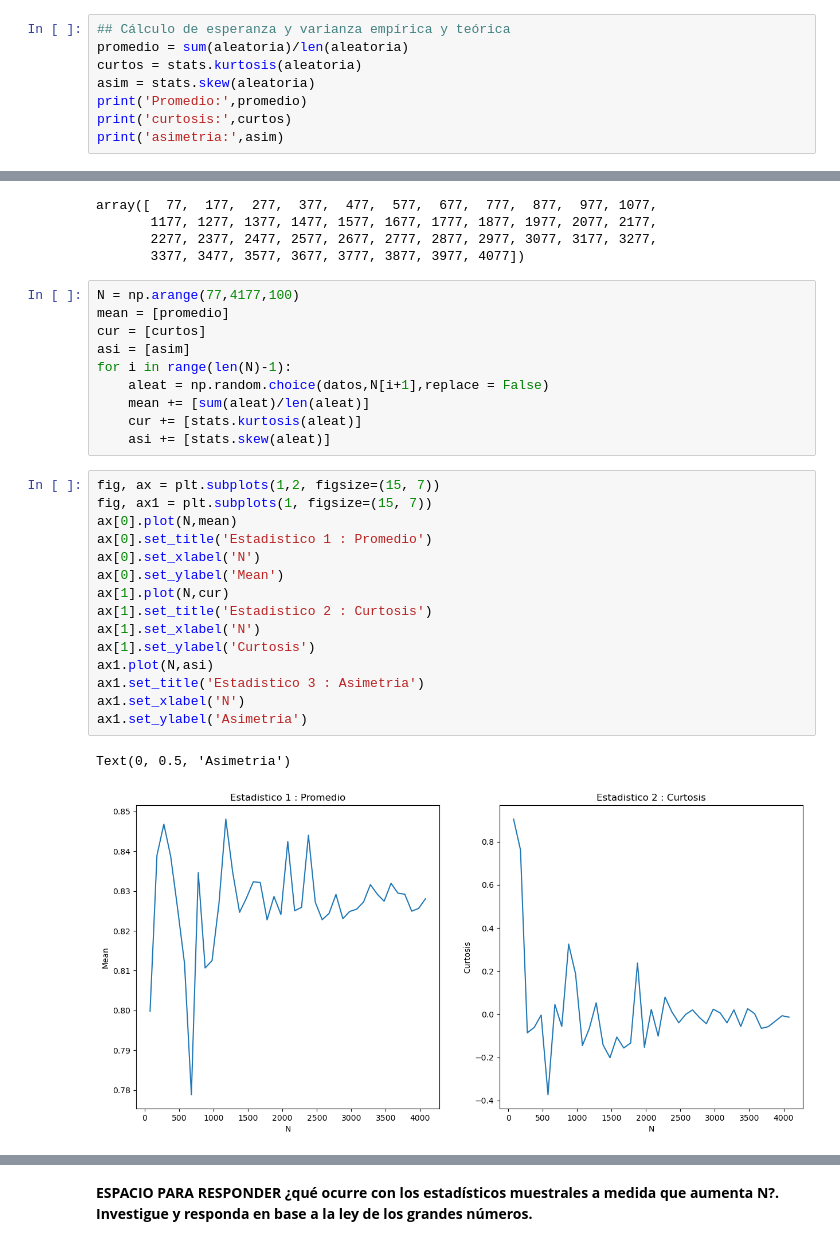
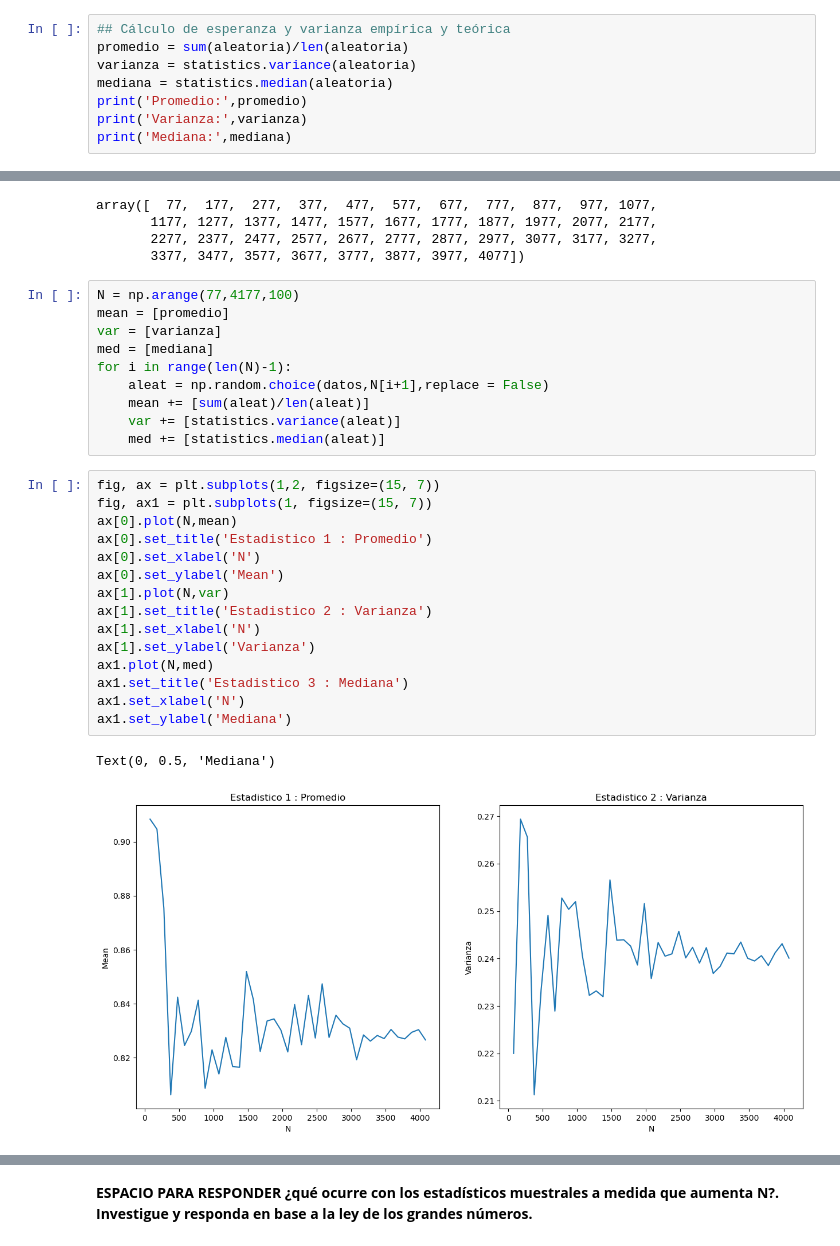
Before and after one commit to Spun1/INFO-274, a Jupyter notebook: PROYECTO/ProyectoUnidad1.ipynb, the cells around one changed output, grey strips where cells are left out. Cells and saved outputs as stored; diff of their text form.

```diff
--- a/PROYECTO/ProyectoUnidad1.ipynb
+++ b/PROYECTO/ProyectoUnidad1.ipynb
@@ -510,9 +510,9 @@ array([0.4265, 1.087 , 0.869 , 1.103 , 1.1375, 1.059 , 0.537 , 1.065 ,
 # %%
 ## Cálculo de esperanza y varianza empírica y teórica
 promedio = sum(aleatoria)/len(aleatoria)
-curtos = stats.kurtosis(aleatoria)
-asim = stats.skew(aleatoria)
+varianza = statistics.variance(aleatoria)
+mediana = statistics.median(aleatoria)
 print('Promedio:',promedio)
-print('curtosis:',curtos)
-print('asimetria:',asim)
+print('Varianza:',varianza)
+print('Mediana:',mediana)
 # %% [output]
@@ -533,28 +533,28 @@ array([  77,  177,  277,  377,  477,  577,  677,  777,  877,  977, 1077,
 # %%
 N = np.arange(77,4177,100)
 mean = [promedio]
-cur = [curtos]
-asi = [asim]
+var = [varianza]
+med = [mediana]
 for i in range(len(N)-1):
     aleat = np.random.choice(datos,N[i+1],replace = False)
     mean += [sum(aleat)/len(aleat)]
-    cur += [stats.kurtosis(aleat)]
-    asi += [stats.skew(aleat)]
+    var += [statistics.variance(aleat)]
+    med += [statistics.median(aleat)]
 # %%
 fig, ax = plt.subplots(1,2, figsize=(15, 7))
 fig, ax1 = plt.subplots(1, figsize=(15, 7))
 ax[0].plot(N,mean)
 ax[0].set_title('Estadistico 1 : Promedio')
 ax[0].set_xlabel('N')
 ax[0].set_ylabel('Mean')
-ax[1].plot(N,cur)
-ax[1].set_title('Estadistico 2 : Curtosis')
+ax[1].plot(N,var)
+ax[1].set_title('Estadistico 2 : Varianza')
 ax[1].set_xlabel('N')
-ax[1].set_ylabel('Curtosis')
-ax1.plot(N,asi)
-ax1.set_title('Estadistico 3 : Asimetria')
+ax[1].set_ylabel('Varianza')
+ax1.plot(N,med)
+ax1.set_title('Estadistico 3 : Mediana')
 ax1.set_xlabel('N')
-ax1.set_ylabel('Asimetria')
+ax1.set_ylabel('Mediana')
 # %% [output]
-Text(0, 0.5, 'Asimetria')
+Text(0, 0.5, 'Mediana')
-[figure, old version]
+[figure, new version]
```
Also changed, not shown: parts of 15 cells of this notebook.
